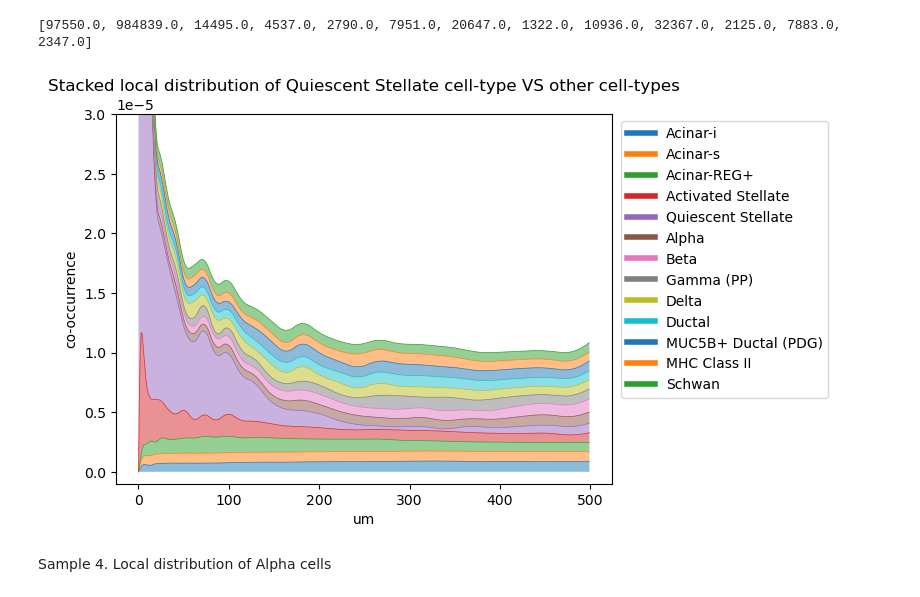
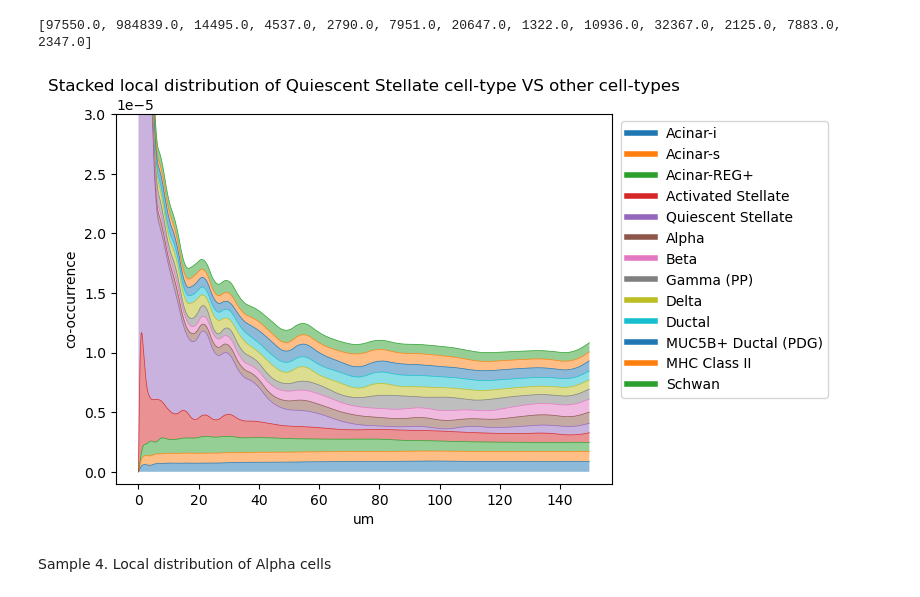
Before and after one commit to HiDiHlabs/sonar, a Jupyter notebook: sonar/plotting_functions_test.ipynb, the cells around one changed output. Saved outputs shown, nothing was run; the diff lists cells and outputs as text; code cells hidden in the pictures.

```diff
--- a/sonar/plotting_functions_test.ipynb
+++ b/sonar/plotting_functions_test.ipynb
@@ -365,6 +385,8 @@ def stacked_local_distrib(cooc_curves_res, cell_type, normal_array=None, cell_ty
     - cell_type_labels: a list of cell-type labels.
     - um_per_px: float, um/px scaling parameter.
     - show_bg: bool, True by default. Shows the distribution of the background.
+    Returns:
+
     """
 
     # if normalisation array is not provided
@@ -389,7 +411,7 @@ def stacked_local_distrib(cooc_curves_res, cell_type, normal_array=None, cell_ty
         prev = cell_type_sum.copy()
         cell_type_sum += Y
         ax.fill_between(X,cell_type_sum,prev, alpha = 0.5)
-        ax.plot(cell_type_sum, label=cell_type_labels[i], linewidth=0.5)
+        ax.plot(X , cell_type_sum, label=cell_type_labels[i], linewidth=0.5)
 
     # get the legend object
     leg = ax.legend(loc='upper right', bbox_to_anchor=(1.45, 1))
@@ -400,10 +422,10 @@ def stacked_local_distrib(cooc_curves_res, cell_type, normal_array=None, cell_ty
 
     # plt.show()
 # %%
-stacked_local_distrib(cooc_template_, 4, normal_array=tissue_pixel_)
+stacked_local_distrib(cooc_template_, 4, normal_array=tissue_pixel_, um_per_px=0.3)
 # stacked_local_distrib(cooc_template_, 6)
 # %% [output]
-[figure, old version]
+[figure, new version]
 # %%
 print(tissue_pixel_[6])
 plt.imshow(rescaled[7])
```
Also changed, not shown: parts of 1 cell of this notebook, 2 other files.
